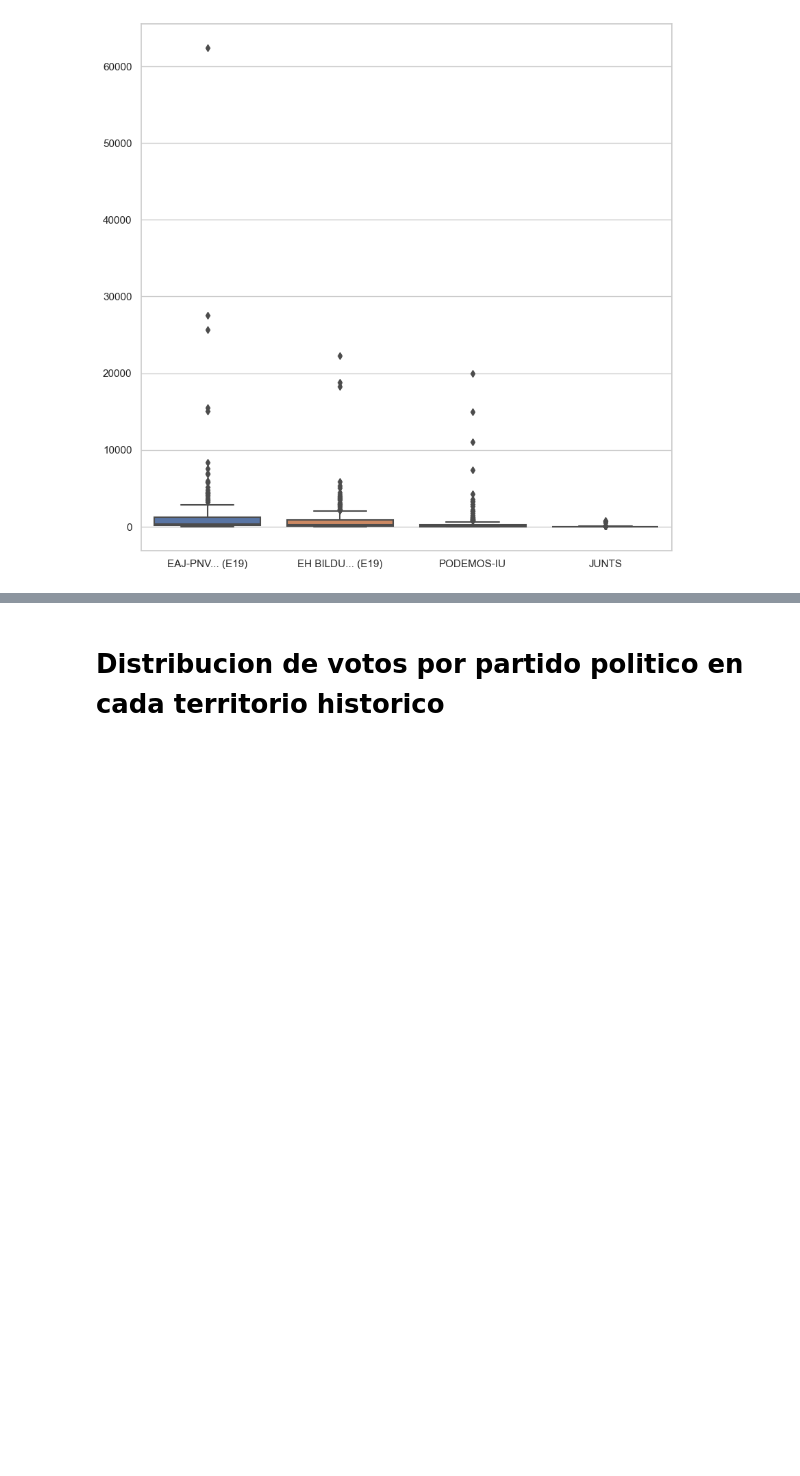
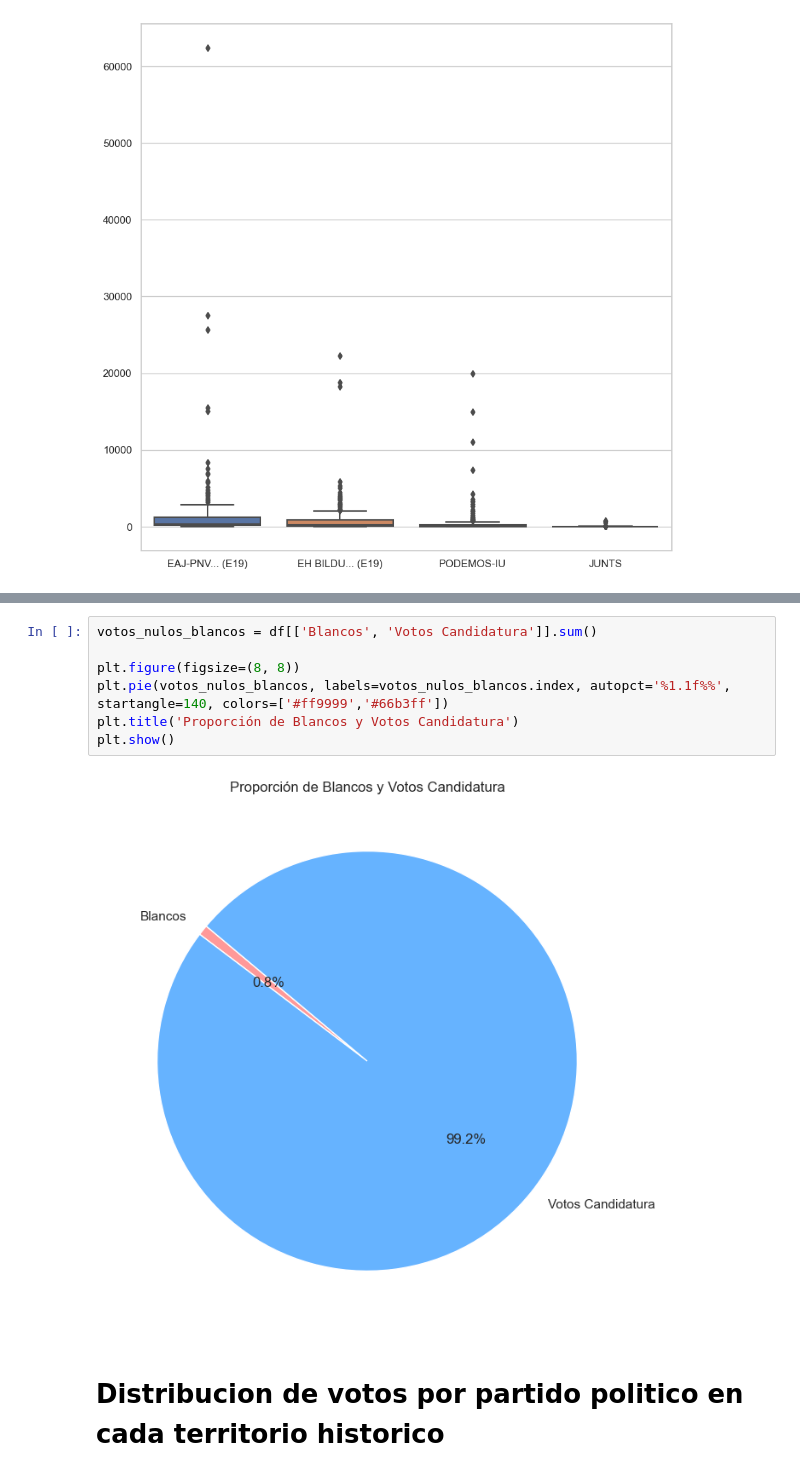
Before and after one commit to diegogerwig/TheBridge_Proyecto_DataAnalysis, a Jupyter notebook: 2_Data_Scientist/analisis.ipynb, the cells around one changed output, grey strips where cells are left out. Saved outputs shown, nothing was run; the diff lists cells and outputs as text; blank space fills up the shorter version.

```diff
--- a/2_Data_Scientist/analisis.ipynb
+++ b/2_Data_Scientist/analisis.ipynb
@@ -365,3 +336,12 @@ plt.show()
+# %%
+votos_nulos_blancos = df[['Blancos', 'Votos Candidatura']].sum()
+
+plt.figure(figsize=(8, 8))
+plt.pie(votos_nulos_blancos, labels=votos_nulos_blancos.index, autopct='%1.1f%%', startangle=140, colors=['#ff9999','#66b3ff'])
+plt.title('Proporción de Blancos y Votos Candidatura')
+plt.show()
+# %% [output]
+[figure, added]
 # %% [markdown]
 #  Distribucion de votos por partido politico en cada territorio historico
 # %% [markdown]
```
Also changed, not shown: parts of 11 cells of this notebook.
